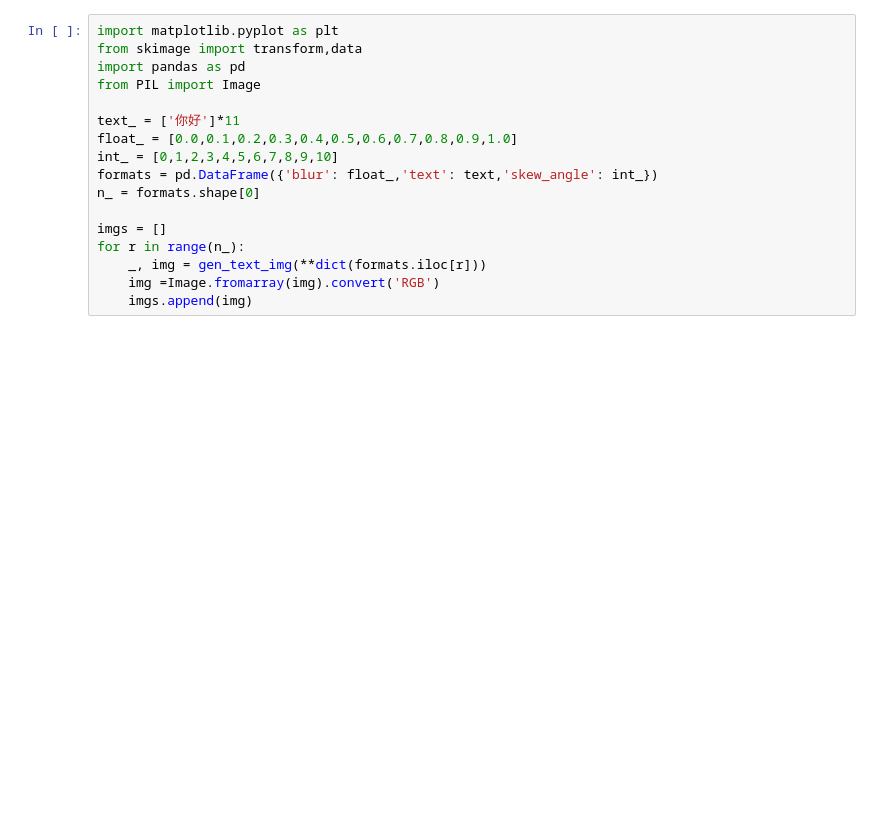
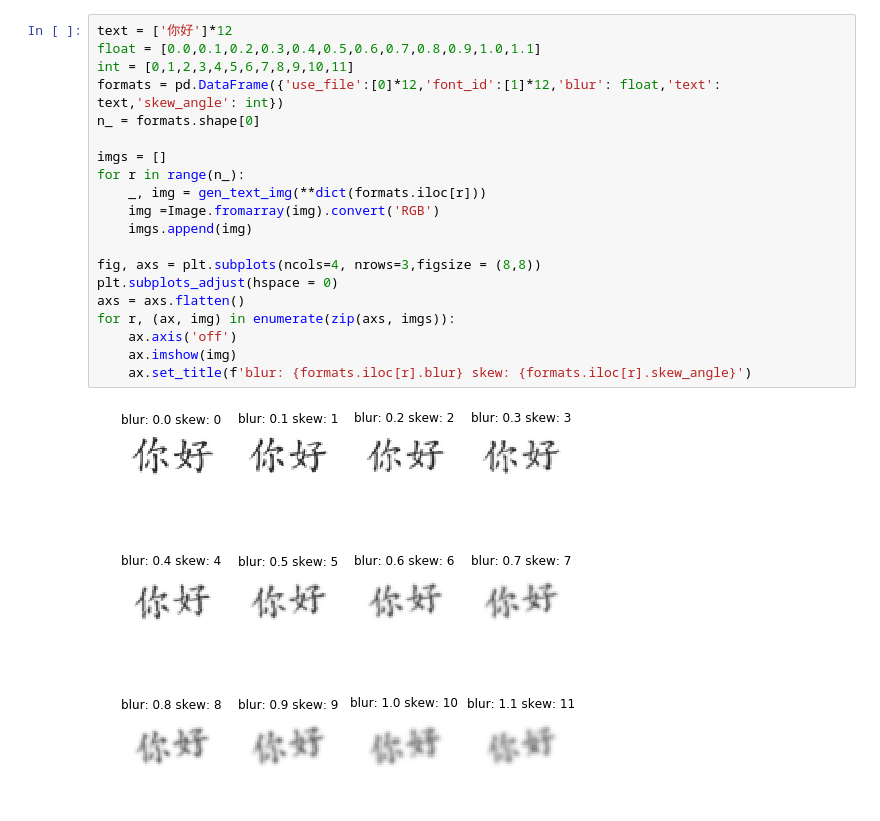
Before and after one commit to RongTouchTouch/TextRecognitionDataGenerator, a Jupyter notebook: GenTextDemo.ipynb, the cells around one changed output. Cells and saved outputs as stored; diff of their text form; blank space fills up the shorter version.

```diff
--- a/GenTextDemo.ipynb
+++ b/GenTextDemo.ipynb
@@ -182,17 +72,22 @@ print(target.shape)
 # %%
-import matplotlib.pyplot as plt
-from skimage import transform,data
-import pandas as pd
-from PIL import Image
-
-text_ = ['你好']*11
-float_ = [0.0,0.1,0.2,0.3,0.4,0.5,0.6,0.7,0.8,0.9,1.0]
-int_ = [0,1,2,3,4,5,6,7,8,9,10]
-formats = pd.DataFrame({'blur': float_,'text': text,'skew_angle': int_})
+text = ['你好']*12
+float = [0.0,0.1,0.2,0.3,0.4,0.5,0.6,0.7,0.8,0.9,1.0,1.1]
+int = [0,1,2,3,4,5,6,7,8,9,10,11]
+formats = pd.DataFrame({'use_file':[0]*12,'font_id':[1]*12,'blur': float,'text': text,'skew_angle': int})
 n_ = formats.shape[0]
 
 imgs = []
 for r in range(n_):
     _, img = gen_text_img(**dict(formats.iloc[r]))
     img =Image.fromarray(img).convert('RGB')
     imgs.append(img)
+
+fig, axs = plt.subplots(ncols=4, nrows=3,figsize = (8,8))
+plt.subplots_adjust(hspace = 0)
+axs = axs.flatten()
+for r, (ax, img) in enumerate(zip(axs, imgs)):
+    ax.axis('off')
+    ax.imshow(img)
+    ax.set_title(f'blur: {formats.iloc[r].blur} skew: {formats.iloc[r].skew_angle}')
+# %% [output]
+[figure, added]
```
Also changed, not shown: parts of 18 cells of this notebook, 44 other files.
